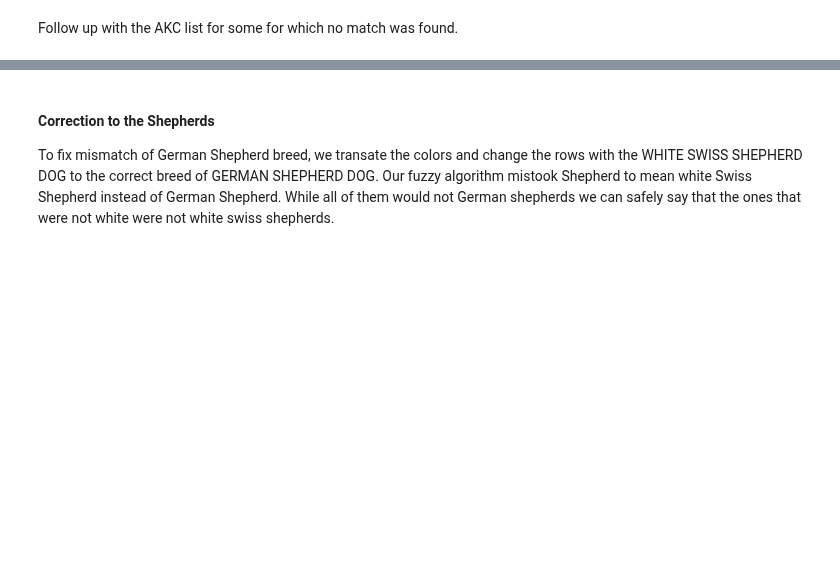
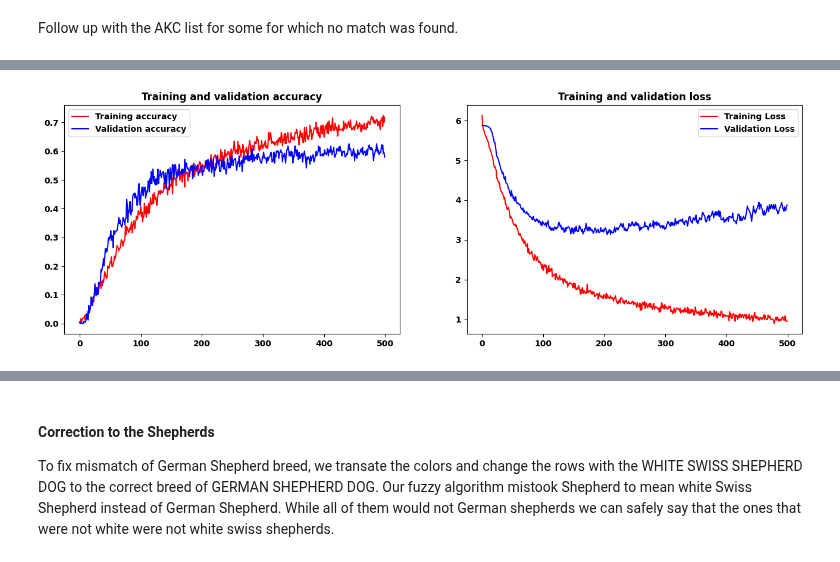
Before and after one commit to jonnross88/Springboard, a Jupyter notebook: u20_data_storytelling/dogs_of_zurich.ipynb, the cells around one changed output, grey strips where cells are left out. Cells and saved outputs as stored; diff of their text form; code cells hidden in the pictures; blank space fills up the shorter version.

```diff
--- a/u20_data_storytelling/dogs_of_zurich.ipynb
+++ b/u20_data_storytelling/dogs_of_zurich.ipynb
@@ -703,0 +1180,20 @@ translations_df[translations_df["standard"].isna()].shape
+# %%
+# Initialize a tokenizer with char_level=True
+tokenizer = Tokenizer(char_level=True)
+
+# Fit the tokenizer on the X data
+tokenizer.fit_on_texts(X)
+
+# Convert to sequences of integers
+sequences = tokenizer.texts_to_sequences(X)
+
+# Pad the sequences so they all have the same length
+X_padded = pad_sequences(sequences, padding="post")
+
+# split the data into train and test sets stratified by the target
+X_train, X_test, y_train, y_test = train_test_split(
+    X_padded,
+    y,
+    test_size=0.2,
+    random_state=628,
+)
@@ -703,0 +1255,22 @@ translations_df[translations_df["standard"].isna()].shape
+# %%
+accuracy = history.history["accuracy"]
+val_accuracy = history.history["val_accuracy"]
+loss = history.history["loss"]
+val_loss = history.history["val_loss"]
+epochs = range(len(accuracy))
+plt.figure(figsize=(16, 5))
+plt.subplot(1, 2, 1)
+plt.plot(epochs, accuracy, "r", label="Training accuracy")
+plt.plot(epochs, val_accuracy, "b", label="Validation accuracy")
+plt.title("Training and validation accuracy")
+plt.legend()
+
+plt.subplot(1, 2, 2)
+plt.plot(epochs, loss, "r", label="Training Loss")
+plt.plot(epochs, val_loss, "b", label="Validation Loss")
+plt.title("Training and validation loss")
+plt.legend()
+
+plt.show()
+# %% [output]
+[figure, added]
```
Also changed, not shown: parts of 118 cells of this notebook, 5 other files.
